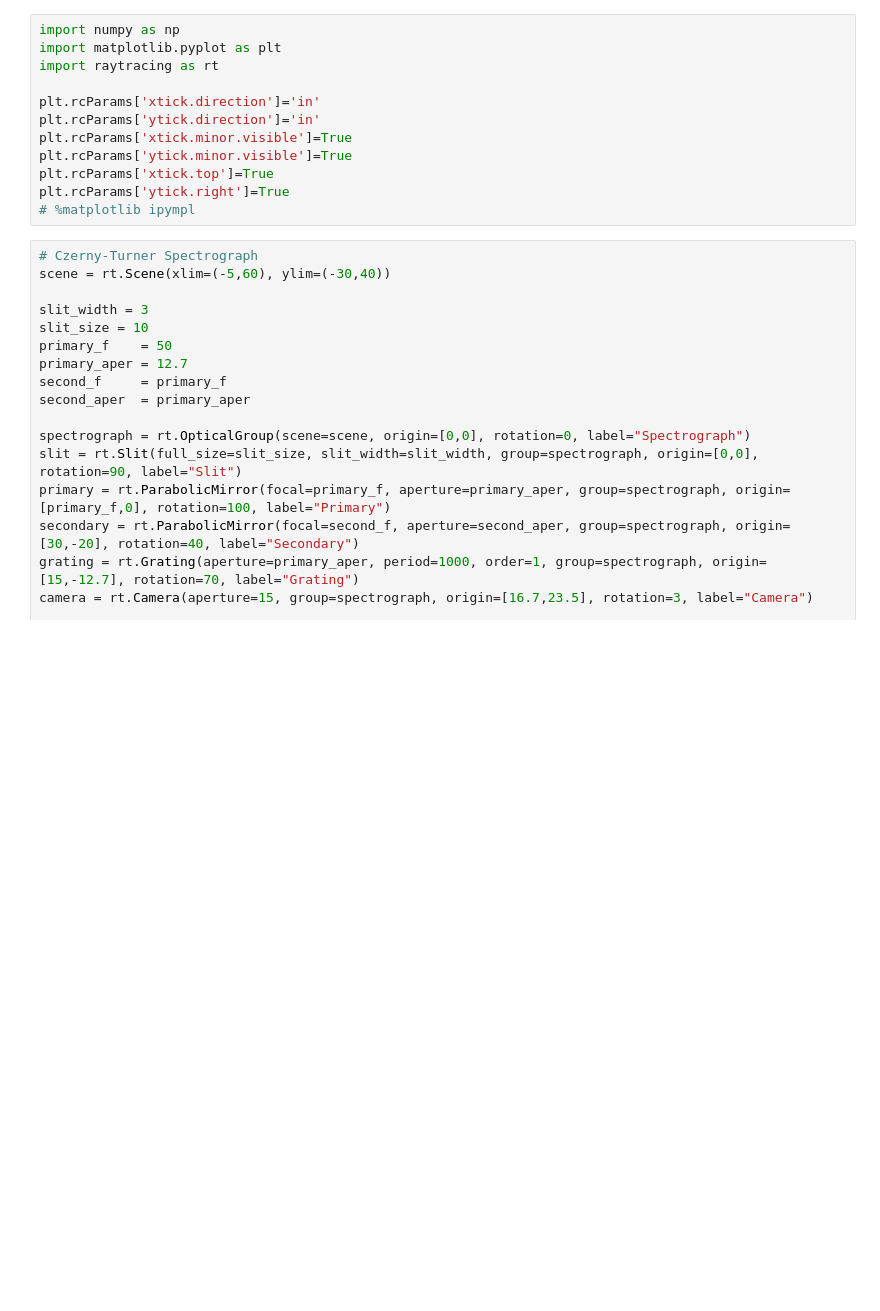
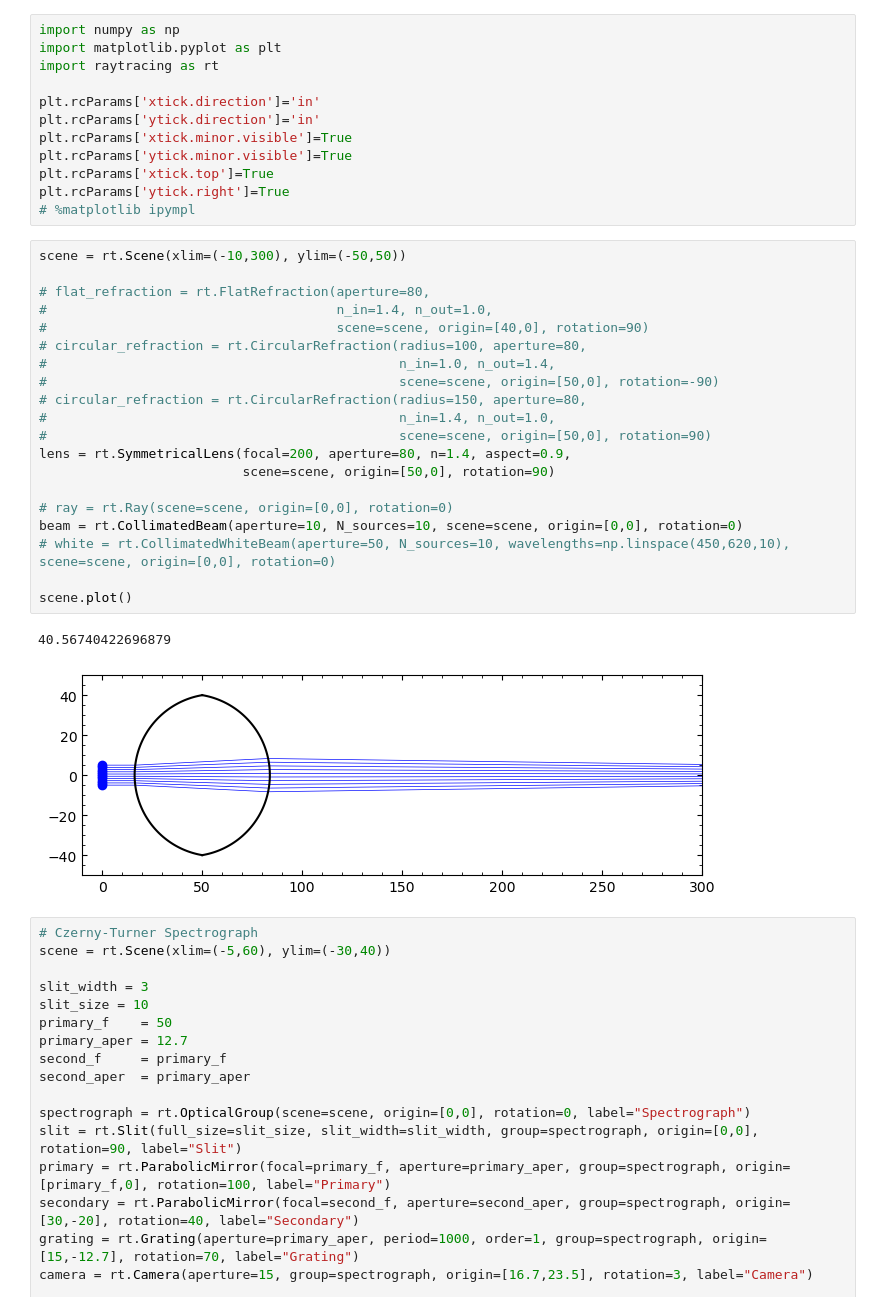
Before and after one commit to AstroAure/Opticalpy, a Jupyter notebook: Demo.ipynb, the cells around one changed output. Saved outputs shown, nothing was run; the diff lists cells and outputs as text; blank space fills up the shorter version.

```diff
--- a/Demo.ipynb
+++ b/Demo.ipynb
@@ -10,6 +10,29 @@ plt.rcParams['ytick.minor.visible']=True
 plt.rcParams['xtick.top']=True
 plt.rcParams['ytick.right']=True
 # %matplotlib ipympl
+# %%
+scene = rt.Scene(xlim=(-10,300), ylim=(-50,50))
+
+# flat_refraction = rt.FlatRefraction(aperture=80,
+#                                     n_in=1.4, n_out=1.0,
+#                                     scene=scene, origin=[40,0], rotation=90)
+# circular_refraction = rt.CircularRefraction(radius=100, aperture=80,
+#                                             n_in=1.0, n_out=1.4,
+#                                             scene=scene, origin=[50,0], rotation=-90)
+# circular_refraction = rt.CircularRefraction(radius=150, aperture=80,
+#                                             n_in=1.4, n_out=1.0,
+#                                             scene=scene, origin=[50,0], rotation=90)
+lens = rt.SymmetricalLens(focal=200, aperture=80, n=1.4, aspect=0.9,
+                          scene=scene, origin=[50,0], rotation=90)
+
+# ray = rt.Ray(scene=scene, origin=[0,0], rotation=0)
+beam = rt.CollimatedBeam(aperture=10, N_sources=10, scene=scene, origin=[0,0], rotation=0)
+# white = rt.CollimatedWhiteBeam(aperture=50, N_sources=10, wavelengths=np.linspace(450,620,10), scene=scene, origin=[0,0], rotation=0)
+
+scene.plot()
+# %% [output]
+40.56740422696879
+[figure, added]
 # %%
 # Czerny-Turner Spectrograph
 scene = rt.Scene(xlim=(-5,60), ylim=(-30,40))
```
